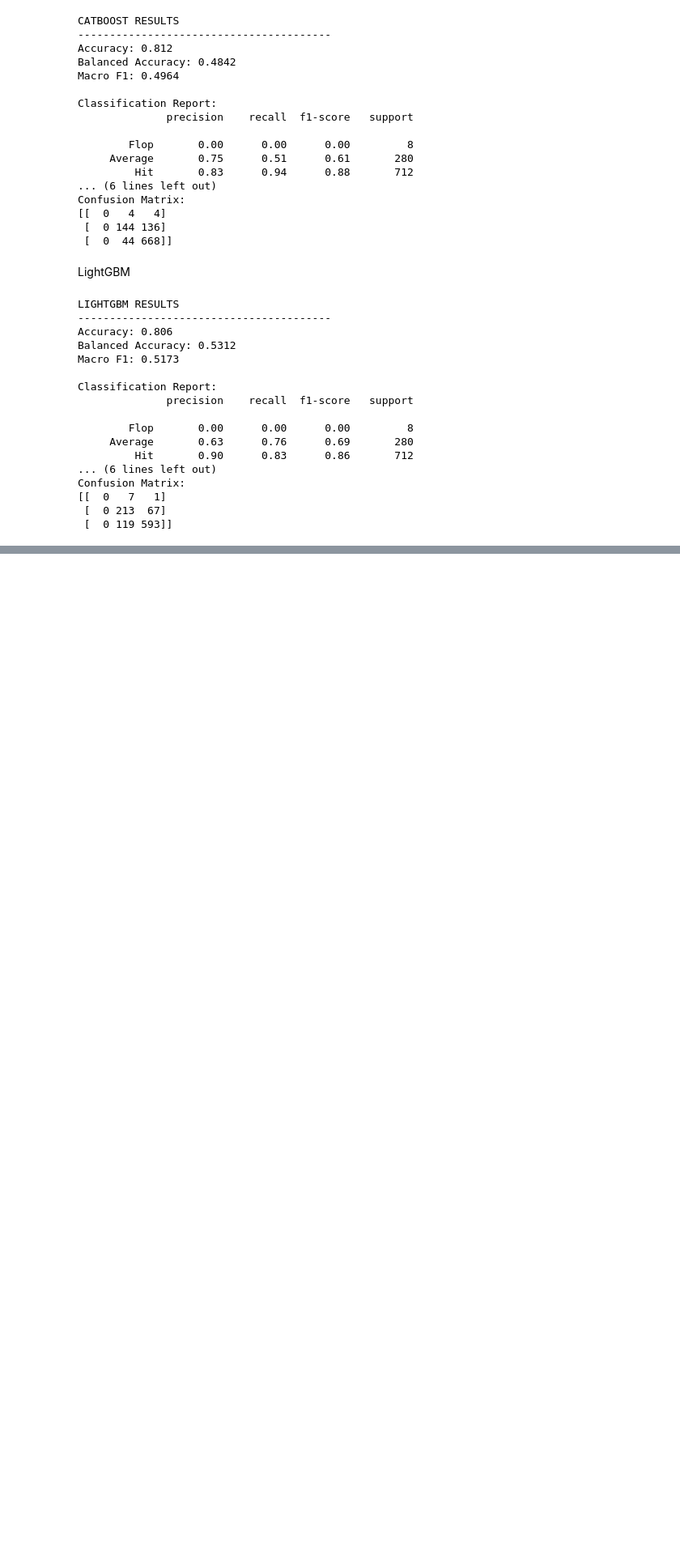
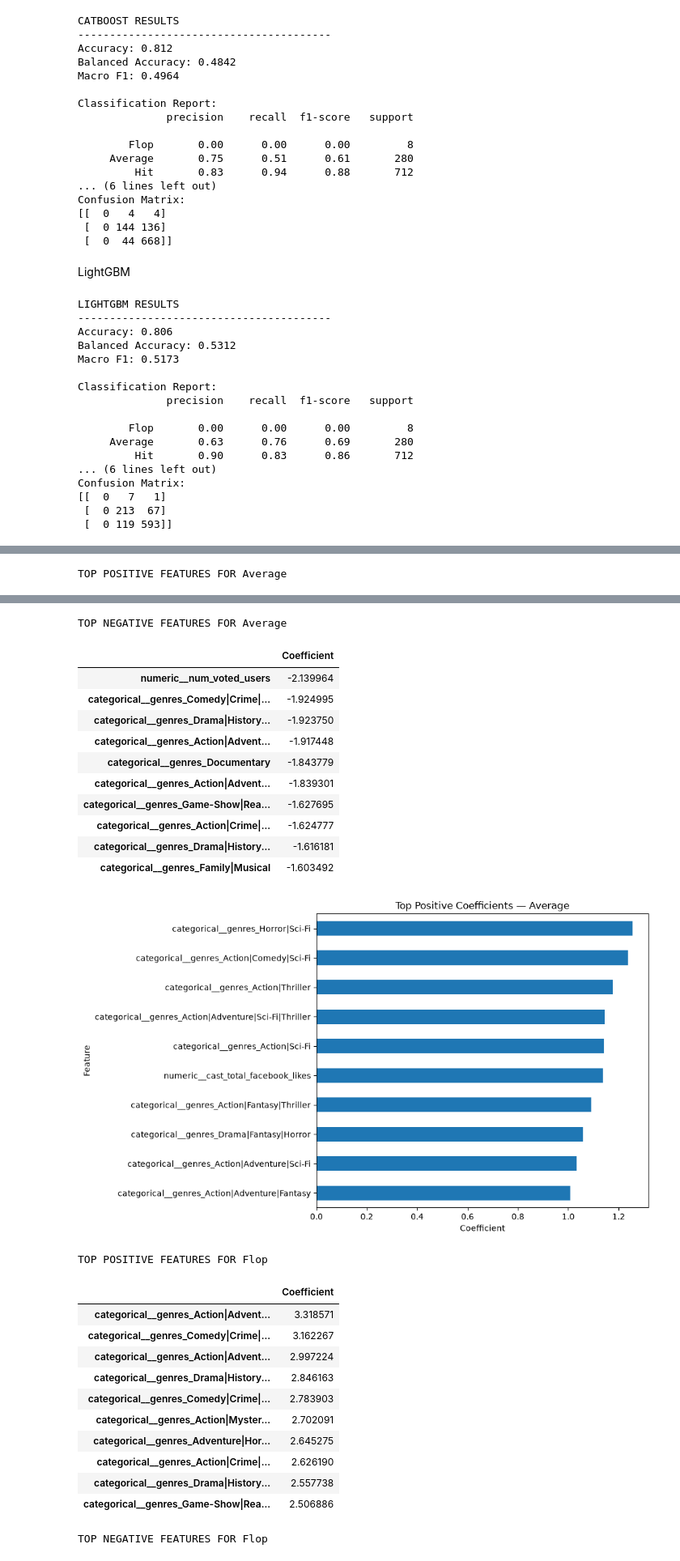
Before and after one commit to ISdarsan/Movie-Sucess-Prediction-using-ML-and-AI, a Jupyter notebook: PHASE1.ipynb, the cells around one changed output, grey strips where cells are left out. Shown at 81% size. Cells and saved outputs as stored; diff of their text form; code cells hidden in the pictures; blank space fills up the shorter version.

```diff
--- a/PHASE1.ipynb
+++ b/PHASE1.ipynb
@@ -1284,0 +1584,51 @@ Confusion Matrix:
+# %%
+import pandas as pd
+import matplotlib.pyplot as plt
+
+classifier = final_model.named_steps["classifier"]
+preprocessor = final_model.named_steps["preprocessor"]
+
+feature_names = preprocessor.get_feature_names_out()
+
+coef_df = pd.DataFrame(
+    classifier.coef_,
+    columns=feature_names,
+    index=classifier.classes_
+)
+
+for class_name in classifier.classes_:
+    print(f"\nTOP POSITIVE FEATURES FOR {class_name}")
+    display(
+        coef_df.loc[class_name]
+        .sort_values(ascending=False)
+        .head(10)
+        .rename("Coefficient")
+        .to_frame()
+    )
+
+    print(f"\nTOP NEGATIVE FEATURES FOR {class_name}")
+    display(
+        coef_df.loc[class_name]
+        .sort_values(ascending=True)
+        .head(10)
+        .rename("Coefficient")
+        .to_frame()
+    )
+
+    # Plot the strongest positive coefficients
+    top_features = (
+        coef_df.loc[class_name]
+        .sort_values(ascending=False)
+        .head(10)
+        .sort_values()
+    )
+
+    plt.figure(figsize=(10, 6))
+    top_features.plot(kind="barh")
+    plt.title(f"Top Positive Coefficients — {class_name}")
+    plt.xlabel("Coefficient")
+    plt.ylabel("Feature")
+    plt.tight_layout()
+    plt.show()
+# %% [output]
+TOP POSITIVE FEATURES FOR Average
@@ -1284,0 +1646,26 @@ Confusion Matrix:
+TOP NEGATIVE FEATURES FOR Average
+|  | Coefficient |
+| numeric__num_voted_users | -2.139964 |
+| categorical__genres_Comedy|Crime|... | -1.924995 |
+| categorical__genres_Drama|History... | -1.923750 |
+| categorical__genres_Action|Advent... | -1.917448 |
+| categorical__genres_Documentary | -1.843779 |
+| categorical__genres_Action|Advent... | -1.839301 |
+| categorical__genres_Game-Show|Rea... | -1.627695 |
+| categorical__genres_Action|Crime|... | -1.624777 |
+| categorical__genres_Drama|History... | -1.616181 |
+| categorical__genres_Family|Musical | -1.603492 |
+[figure, added]
+TOP POSITIVE FEATURES FOR Flop
+|  | Coefficient |
+| categorical__genres_Action|Advent... | 3.318571 |
+| categorical__genres_Comedy|Crime|... | 3.162267 |
+| categorical__genres_Action|Advent... | 2.997224 |
+| categorical__genres_Drama|History... | 2.846163 |
+| categorical__genres_Comedy|Crime|... | 2.783903 |
+| categorical__genres_Action|Myster... | 2.702091 |
+| categorical__genres_Adventure|Hor... | 2.645275 |
+| categorical__genres_Action|Crime|... | 2.626190 |
+| categorical__genres_Drama|History... | 2.557738 |
+| categorical__genres_Game-Show|Rea... | 2.506886 |
+TOP NEGATIVE FEATURES FOR Flop
```
Also changed, not shown: parts of 51 cells of this notebook, 5 other files.
